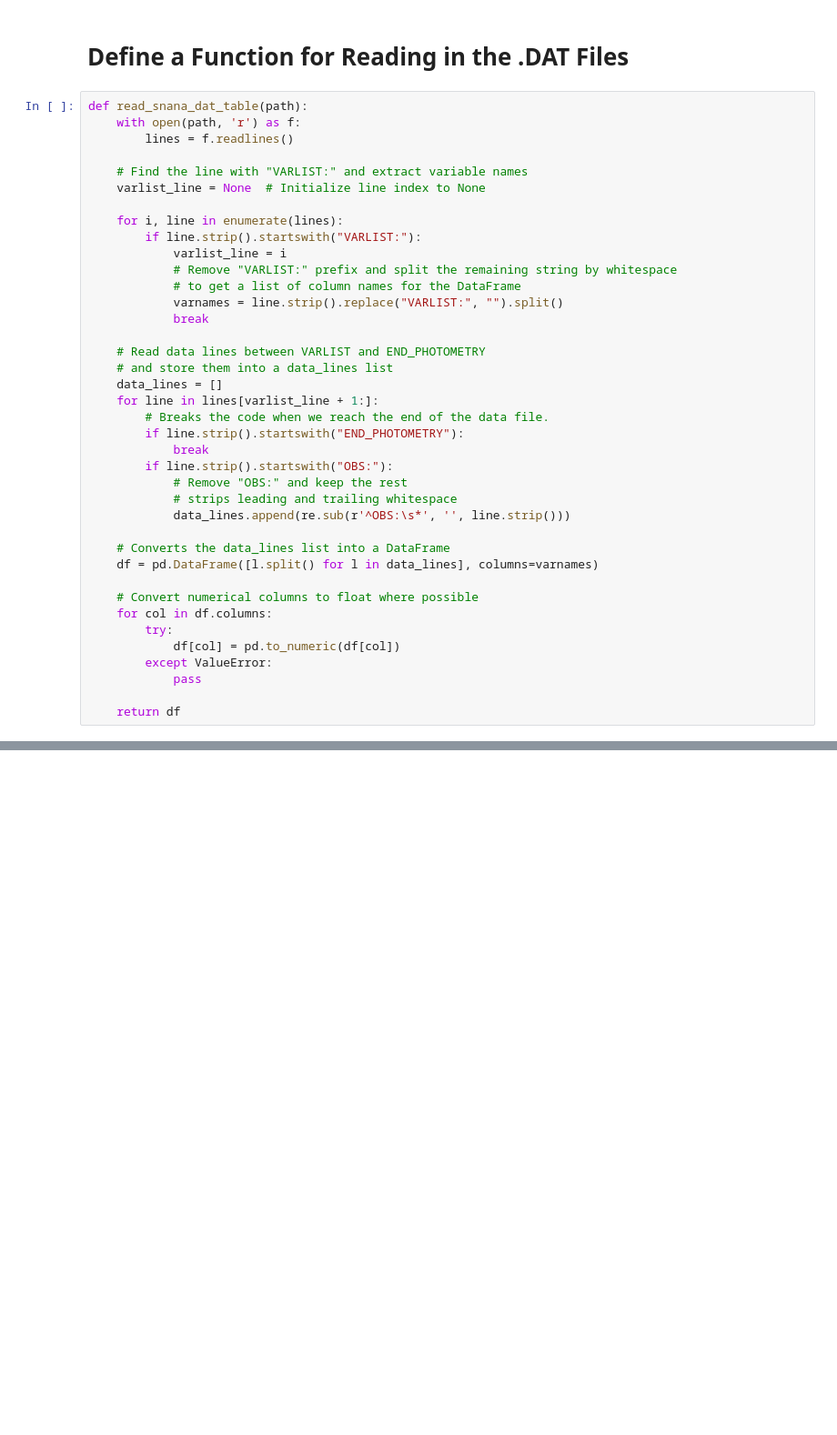
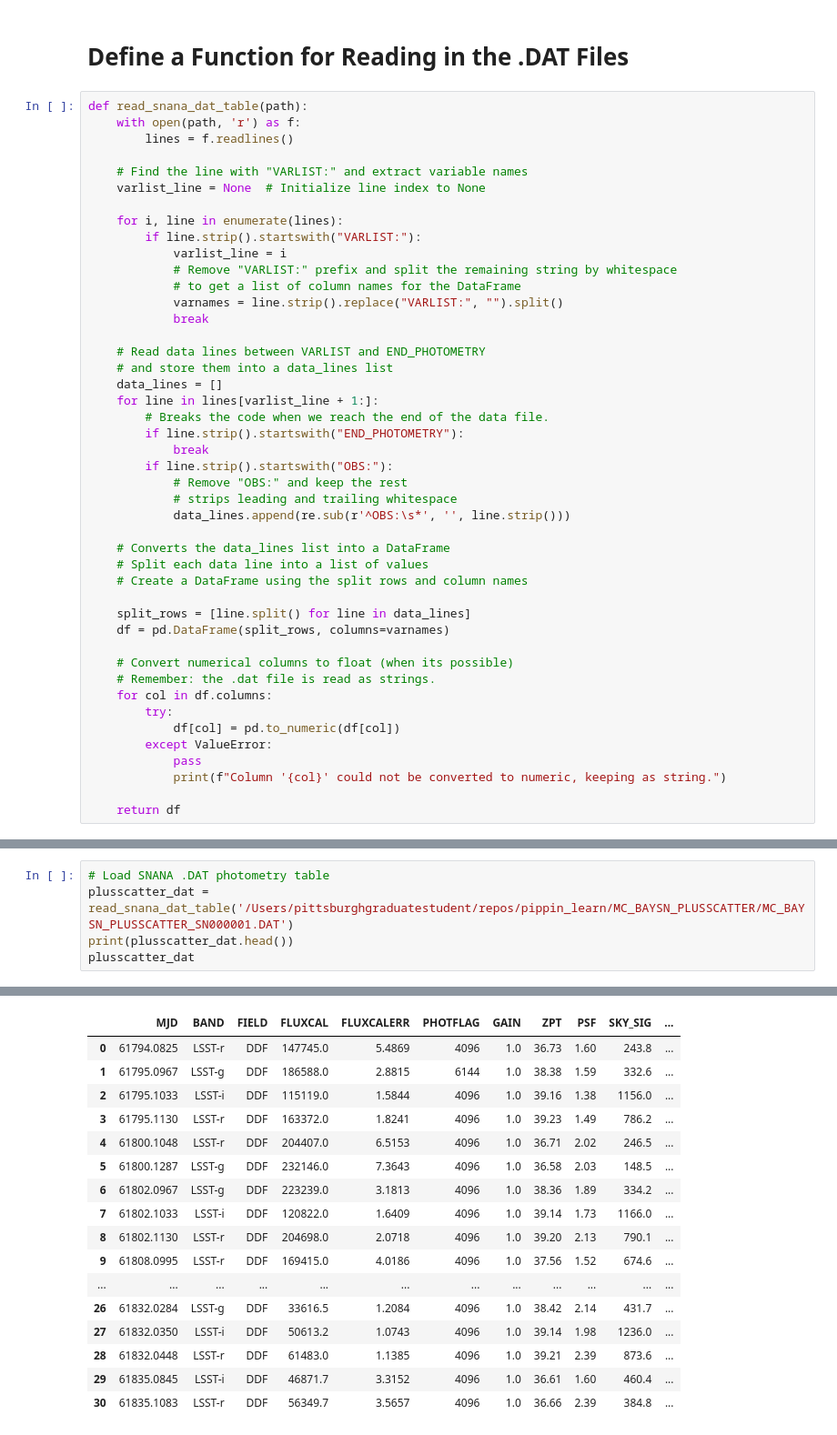
Before and after one commit to chernya4/pippin_learn, a Jupyter notebook: scatter_compare.ipynb, the cells around one changed output, grey strips where cells are left out. Shown at 91% size. Saved outputs shown, nothing was run; the diff lists cells and outputs as text; blank space fills up the shorter version.

```diff
--- a/scatter_compare.ipynb
+++ b/scatter_compare.ipynb
@@ -32,13 +33,19 @@ def read_snana_dat_table(path):
             data_lines.append(re.sub(r'^OBS:\s*', '', line.strip()))
 
     # Converts the data_lines list into a DataFrame
-    df = pd.DataFrame([l.split() for l in data_lines], columns=varnames)
+    # Split each data line into a list of values
+    # Create a DataFrame using the split rows and column names
 
-    # Convert numerical columns to float where possible
+    split_rows = [line.split() for line in data_lines]
+    df = pd.DataFrame(split_rows, columns=varnames)
+
+    # Convert numerical columns to float (when its possible)
+    # Remember: the .dat file is read as strings.
     for col in df.columns:
         try:
             df[col] = pd.to_numeric(df[col])
         except ValueError:
             pass
+            print(f"Column '{col}' could not be converted to numeric, keeping as string.")
 
     return df
@@ -66,0 +94,6 @@ df_dat
+# %%
+# Load SNANA .DAT photometry table
+plusscatter_dat = read_snana_dat_table('/Users/pittsburghgraduatestudent/repos/pippin_learn/MC_BAYSN_PLUSSCATTER/MC_BAYSN_PLUSSCATTER_SN000001.DAT')
+print(plusscatter_dat.head())
+plusscatter_dat
+# %% [output]
@@ -66,0 +115,17 @@ df_dat
+|  | MJD | BAND | FIELD | FLUXCAL | FLUXCALERR | PHOTFLAG | GAIN | ZPT | PSF | SKY_SIG | ... |
+| 0 | 61794.0825 | LSST-r | DDF | 147745.0 | 5.4869 | 4096 | 1.0 | 36.73 | 1.60 | 243.8 | ... |
+| 1 | 61795.0967 | LSST-g | DDF | 186588.0 | 2.8815 | 6144 | 1.0 | 38.38 | 1.59 | 332.6 | ... |
+| 2 | 61795.1033 | LSST-i | DDF | 115119.0 | 1.5844 | 4096 | 1.0 | 39.16 | 1.38 | 1156.0 | ... |
+| 3 | 61795.1130 | LSST-r | DDF | 163372.0 | 1.8241 | 4096 | 1.0 | 39.23 | 1.49 | 786.2 | ... |
+| 4 | 61800.1048 | LSST-r | DDF | 204407.0 | 6.5153 | 4096 | 1.0 | 36.71 | 2.02 | 246.5 | ... |
+| 5 | 61800.1287 | LSST-g | DDF | 232146.0 | 7.3643 | 4096 | 1.0 | 36.58 | 2.03 | 148.5 | ... |
+| 6 | 61802.0967 | LSST-g | DDF | 223239.0 | 3.1813 | 4096 | 1.0 | 38.36 | 1.89 | 334.2 | ... |
+| 7 | 61802.1033 | LSST-i | DDF | 120822.0 | 1.6409 | 4096 | 1.0 | 39.14 | 1.73 | 1166.0 | ... |
+| 8 | 61802.1130 | LSST-r | DDF | 204698.0 | 2.0718 | 4096 | 1.0 | 39.20 | 2.13 | 790.1 | ... |
+| 9 | 61808.0995 | LSST-r | DDF | 169415.0 | 4.0186 | 4096 | 1.0 | 37.56 | 1.52 | 674.6 | ... |
+| ... | ... | ... | ... | ... | ... | ... | ... | ... | ... | ... | ... |
+| 26 | 61832.0284 | LSST-g | DDF | 33616.5 | 1.2084 | 4096 | 1.0 | 38.42 | 2.14 | 431.7 | ... |
+| 27 | 61832.0350 | LSST-i | DDF | 50613.2 | 1.0743 | 4096 | 1.0 | 39.14 | 1.98 | 1236.0 | ... |
+| 28 | 61832.0448 | LSST-r | DDF | 61483.0 | 1.1385 | 4096 | 1.0 | 39.21 | 2.39 | 873.6 | ... |
+| 29 | 61835.0845 | LSST-i | DDF | 46871.7 | 3.3152 | 4096 | 1.0 | 36.61 | 1.60 | 460.4 | ... |
+| 30 | 61835.1083 | LSST-r | DDF | 56349.7 | 3.5657 | 4096 | 1.0 | 36.66 | 2.39 | 384.8 | ... |
```
Also changed, not shown: parts of 15 cells of this notebook.
